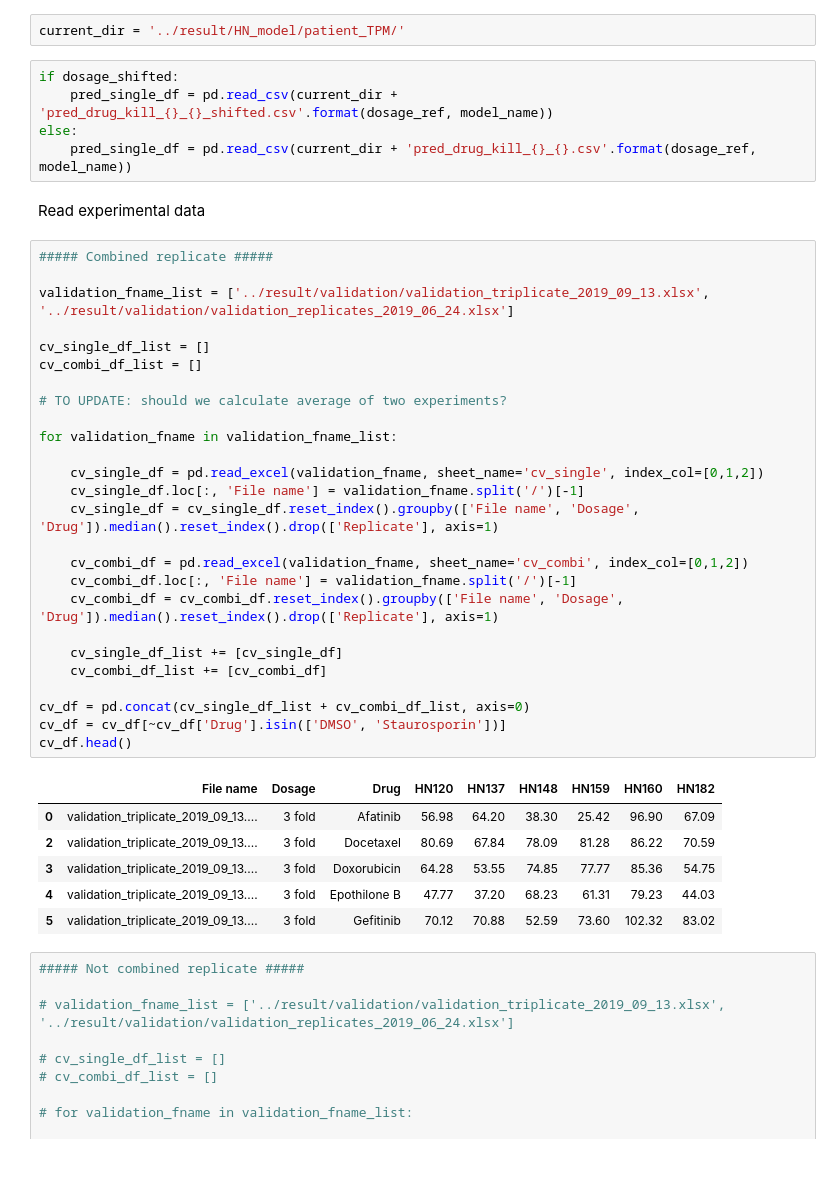
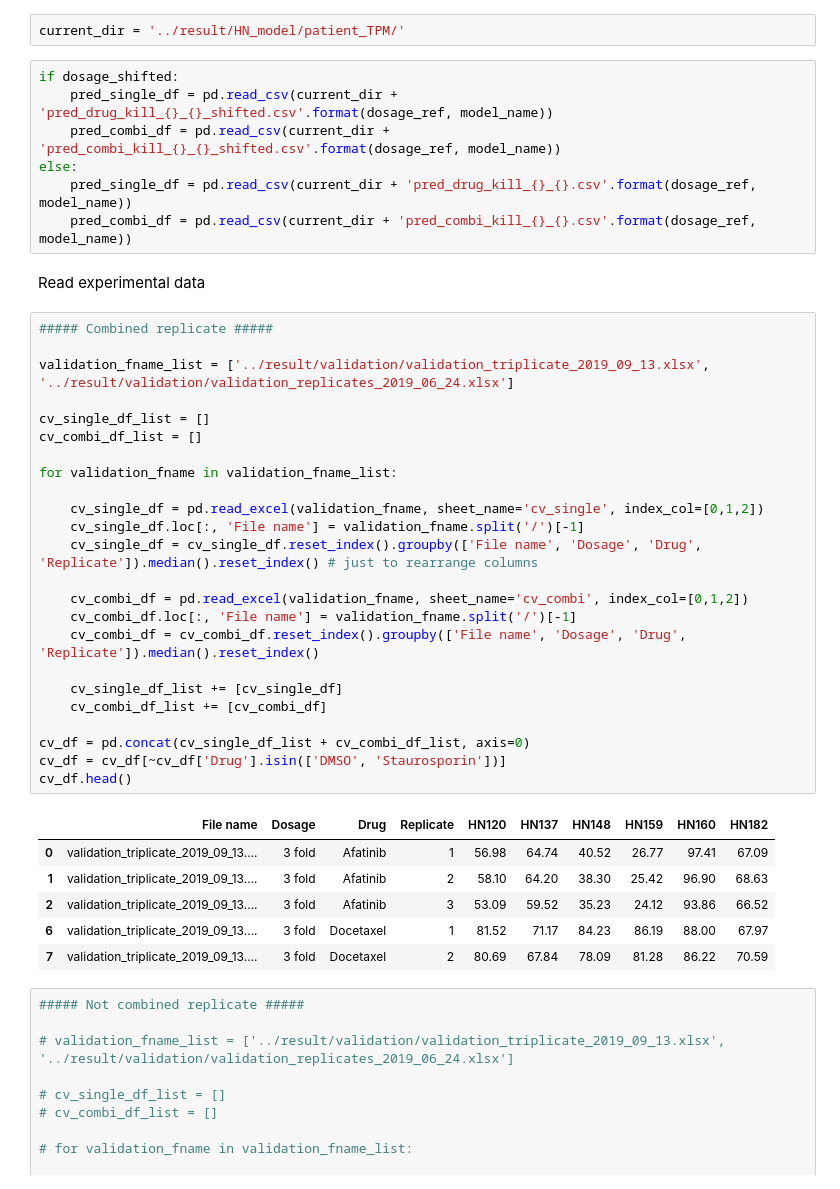
Before and after one commit to CSB5/CaDRReS-Sc, a Jupyter notebook: script/D02-5_experimental_validation_bulk.ipynb, the cells around one changed output. Drawn from its saved outputs; the diff is of its cells as text.

```diff
--- a/script/D02-5_experimental_validation_bulk.ipynb
+++ b/script/D02-5_experimental_validation_bulk.ipynb
@@ -48,43 +48,43 @@ current_dir = '../result/HN_model/patient_TPM/'
 # %%
 if dosage_shifted:
     pred_single_df = pd.read_csv(current_dir + 'pred_drug_kill_{}_{}_shifted.csv'.format(dosage_ref, model_name))
+    pred_combi_df = pd.read_csv(current_dir + 'pred_combi_kill_{}_{}_shifted.csv'.format(dosage_ref, model_name))
 else:
     pred_single_df = pd.read_csv(current_dir + 'pred_drug_kill_{}_{}.csv'.format(dosage_ref, model_name))
+    pred_combi_df = pd.read_csv(current_dir + 'pred_combi_kill_{}_{}.csv'.format(dosage_ref, model_name))
 # %% [markdown]
 Read experimental data
 # %%
 ##### Combined replicate #####
 
 validation_fname_list = ['../result/validation/validation_triplicate_2019_09_13.xlsx', '../result/validation/validation_replicates_2019_06_24.xlsx']
 
 cv_single_df_list = []
 cv_combi_df_list = []
 
-# TO UPDATE: should we calculate average of two experiments?
-
 for validation_fname in validation_fname_list:
 
     cv_single_df = pd.read_excel(validation_fname, sheet_name='cv_single', index_col=[0,1,2])
     cv_single_df.loc[:, 'File name'] = validation_fname.split('/')[-1]
-    cv_single_df = cv_single_df.reset_index().groupby(['File name', 'Dosage', 'Drug']).median().reset_index().drop(['Replicate'], axis=1)
+    cv_single_df = cv_single_df.reset_index().groupby(['File name', 'Dosage', 'Drug', 'Replicate']).median().reset_index() # just to rearrange columns
 
     cv_combi_df = pd.read_excel(validation_fname, sheet_name='cv_combi', index_col=[0,1,2])
     cv_combi_df.loc[:, 'File name'] = validation_fname.split('/')[-1]
-    cv_combi_df = cv_combi_df.reset_index().groupby(['File name', 'Dosage', 'Drug']).median().reset_index().drop(['Replicate'], axis=1)
+    cv_combi_df = cv_combi_df.reset_index().groupby(['File name', 'Dosage', 'Drug', 'Replicate']).median().reset_index()
 
     cv_single_df_list += [cv_single_df]
     cv_combi_df_list += [cv_combi_df]
 
 cv_df = pd.concat(cv_single_df_list + cv_combi_df_list, axis=0)
 cv_df = cv_df[~cv_df['Drug'].isin(['DMSO', 'Staurosporin'])]
 cv_df.head()
 # %% [output]
-|  | File name | Dosage | Drug | HN120 | HN137 | HN148 | HN159 | HN160 | HN182 |
-| 0 | validation_triplicate_2019_09_13.... | 3 fold | Afatinib | 56.98 | 64.20 | 38.30 | 25.42 | 96.90 | 67.09 |
-| 2 | validation_triplicate_2019_09_13.... | 3 fold | Docetaxel | 80.69 | 67.84 | 78.09 | 81.28 | 86.22 | 70.59 |
-| 3 | validation_triplicate_2019_09_13.... | 3 fold | Doxorubicin | 64.28 | 53.55 | 74.85 | 77.77 | 85.36 | 54.75 |
-| 4 | validation_triplicate_2019_09_13.... | 3 fold | Epothilone B | 47.77 | 37.20 | 68.23 | 61.31 | 79.23 | 44.03 |
-| 5 | validation_triplicate_2019_09_13.... | 3 fold | Gefitinib | 70.12 | 70.88 | 52.59 | 73.60 | 102.32 | 83.02 |
+|  | File name | Dosage | Drug | Replicate | HN120 | HN137 | HN148 | HN159 | HN160 | HN182 |
+| 0 | validation_triplicate_2019_09_13.... | 3 fold | Afatinib | 1 | 56.98 | 64.74 | 40.52 | 26.77 | 97.41 | 67.09 |
+| 1 | validation_triplicate_2019_09_13.... | 3 fold | Afatinib | 2 | 58.10 | 64.20 | 38.30 | 25.42 | 96.90 | 68.63 |
+| 2 | validation_triplicate_2019_09_13.... | 3 fold | Afatinib | 3 | 53.09 | 59.52 | 35.23 | 24.12 | 93.86 | 66.52 |
+| 6 | validation_triplicate_2019_09_13.... | 3 fold | Docetaxel | 1 | 81.52 | 71.17 | 84.23 | 86.19 | 88.00 | 67.97 |
+| 7 | validation_triplicate_2019_09_13.... | 3 fold | Docetaxel | 2 | 80.69 | 67.84 | 78.09 | 81.28 | 86.22 | 70.59 |
 # %%
 ##### Not combined replicate #####
 
```
Also changed, not shown: parts of 28 cells of this notebook, 16 other files.
